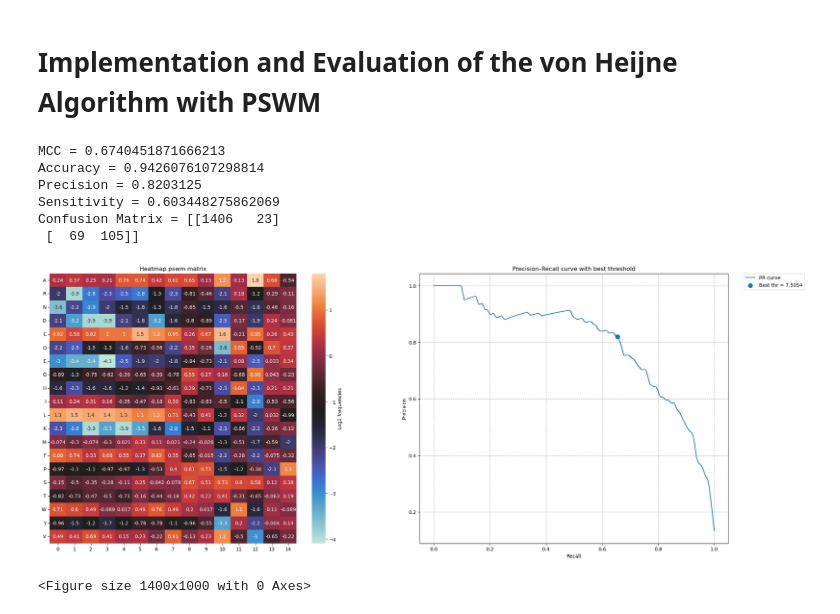
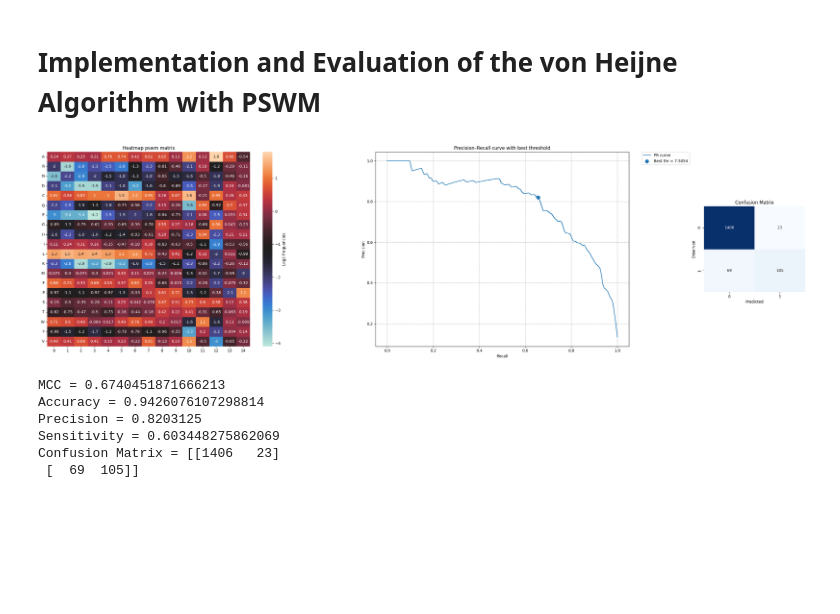
Before and after one commit to LucaCagnini/LB2_project_Group_3, a Jupyter notebook: vonHeijne/validation_and_testing_vonheijne.ipynb, the cells around one changed output. Cells and saved outputs as stored; diff of their text form; code cells hidden in the pictures; blank space fills up the shorter version.

```diff
--- a/vonHeijne/validation_and_testing_vonheijne.ipynb
+++ b/vonHeijne/validation_and_testing_vonheijne.ipynb
@@ -149,32 +179,31 @@ def metrics(pswm, validation, test):
 # %%
 # TEST CELL : metrics
 
 if __name__ == "__main__":
 
     metrics_name = ["MCC", "Accuracy", "Precision", "Sensitivity" , "Confusion Matrix"]
-
-    df=pd.read_csv("../Data_Preparation/train_bench.tsv", sep="\t")
+#../Data_Preparation/
+    df=pd.read_csv("train_bench.tsv", sep="\t")
 
     df_pos=df.query("Class=='Positive' and (Set=='1' or Set=='2' or Set=='3' or Set=='4' or Set=='5')")   # Recover a training set
 
     df_validation=df.query("Set=='1'")                   # Recover a validation set
 
     df_test=df.query("Set=='2'")                         # Recover a testing set
 
     matrix = get_pswm(df_pos,13,2)                       # Recover the pswm matrix
 
     stats=metrics(matrix,df_validation,df_test)          # Get the metrics
 
     for name, stat in zip(metrics_name,stats):
         print(f"{name} = {stat}")
 
     print("\n")
 # %% [output]
+[figure, new version]
 MCC = 0.6740451871666213
 Accuracy = 0.9426076107298814
 Precision = 0.8203125
 Sensitivity = 0.603448275862069
 Confusion Matrix = [[1406   23]
  [  69  105]]
-[figure, old version]
-<Figure size 1400x1000 with 0 Axes>
```
Also changed, not shown: parts of 2 cells of this notebook.
